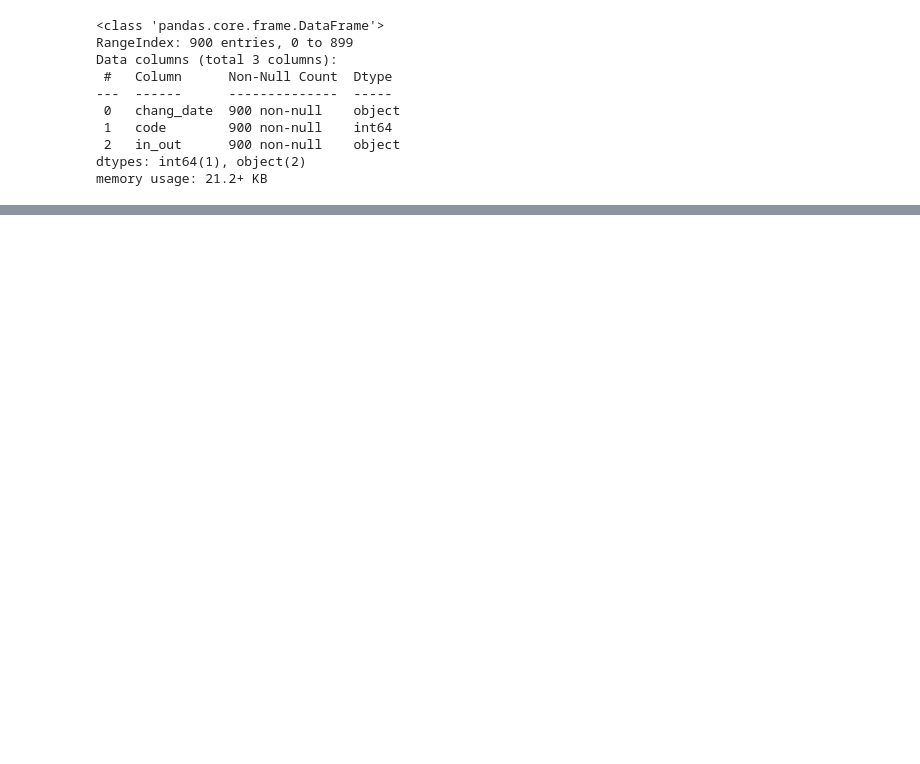
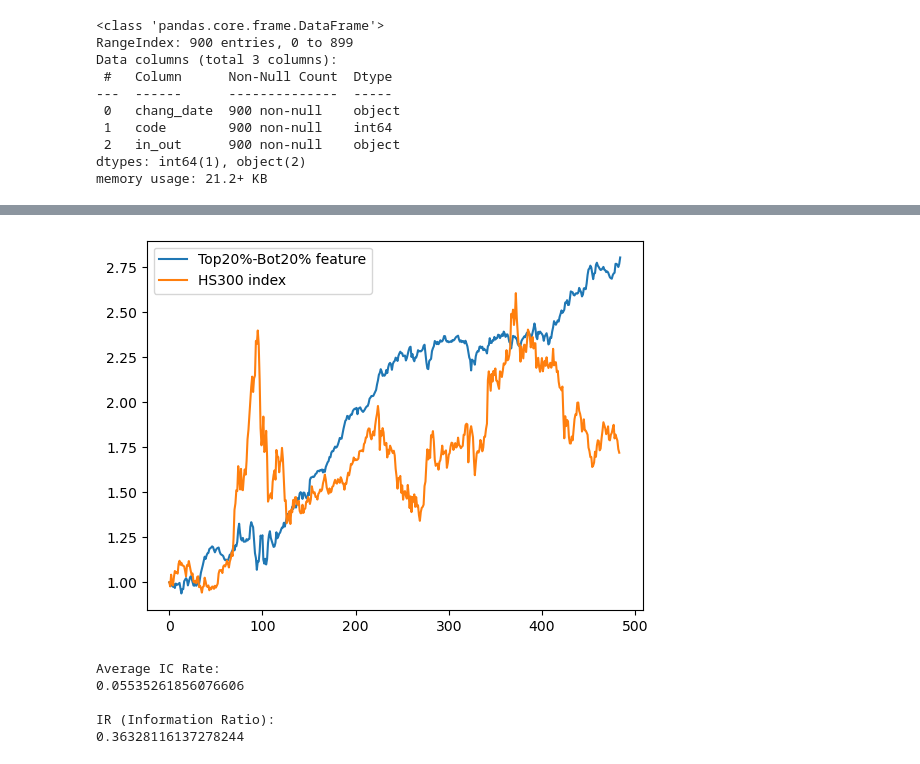
Before and after one commit to bangyuanzhu/Quant, a Jupyter notebook: muti_features.ipynb, the cells around one changed output, grey strips where cells are left out. Cells and saved outputs as stored; diff of their text form; code cells hidden in the pictures; blank space fills up the shorter version.

```diff
--- a/muti_features.ipynb
+++ b/muti_features.ipynb
@@ -391,0 +454,63 @@ plt.show()
+# %%
+total_return_2 = []
+df = pd.read_csv(r"C:\Users\bangy\Documents\GitHub\Quant\data\HS300_index.csv")
+
+date = df['Date'].tolist()
+closed = df['Close'].tolist()
+
+for days in range(len(date)):
+    date_str = date[days].strip()
+    year, month, day = date_str.split('/')
+    month = month.zfill(2)
+    day = day.zfill(2)
+    date[days] = f"{year}-{month}-{day}"
+
+for i in range(len(date)):
+    if date[i] in week:
+        total_return_2.append(closed[i]/2213.32)
+t = []
+for i in range(len(total_return_1)):
+    t.append(total_return_1[i] - total_return_5[i] + 1)
+plt.plot(t, label='Top20%-Bot20% feature')
+plt.plot(total_return_2, label='HS300 index')
+plt.legend()
+plt.show()
+# %% [output]
+[figure, added]
+# %%
+ic_list = []
+for j in range(len(feature[0])):
+    factor_list = []
+    return_list = []
+    delete_elements = []
+    for i in range(len(feature)):
+        if return_matrix[i][j] != -100:
+            factor_list.append(feature[i][j])
+            return_list.append(return_matrix[i][j])
+
+    mean = np.mean(factor_list)
+    std = np.std(factor_list)
+    for k in range(len(factor_list)):
+        if factor_list[k] - mean > 3 * std:
+            factor_list[k] = mean + 3 * std
+        if factor_list[k] - mean < - 3 * std:
+            factor_list[k] = mean - 3 * std
+        factor_list[k] = (factor_list[k] - mean) / std
+    ic_list.append(st.spearmanr(factor_list, return_list).correlation)
+
+average_ic = np.mean(ic_list)
+
+# Calculate IR
+ir = np.mean(ic_list) / np.std(ic_list)
+
+# Print average IC for each day and IR
+print('Average IC Rate:')
+print(average_ic)
+print('\nIR (Information Ratio):')
+print(ir)
+# %% [output]
+Average IC Rate:
+0.05535261856076606
+
+IR (Information Ratio):
+0.36328116137278244
```
Also changed, not shown: parts of 12 cells of this notebook.
